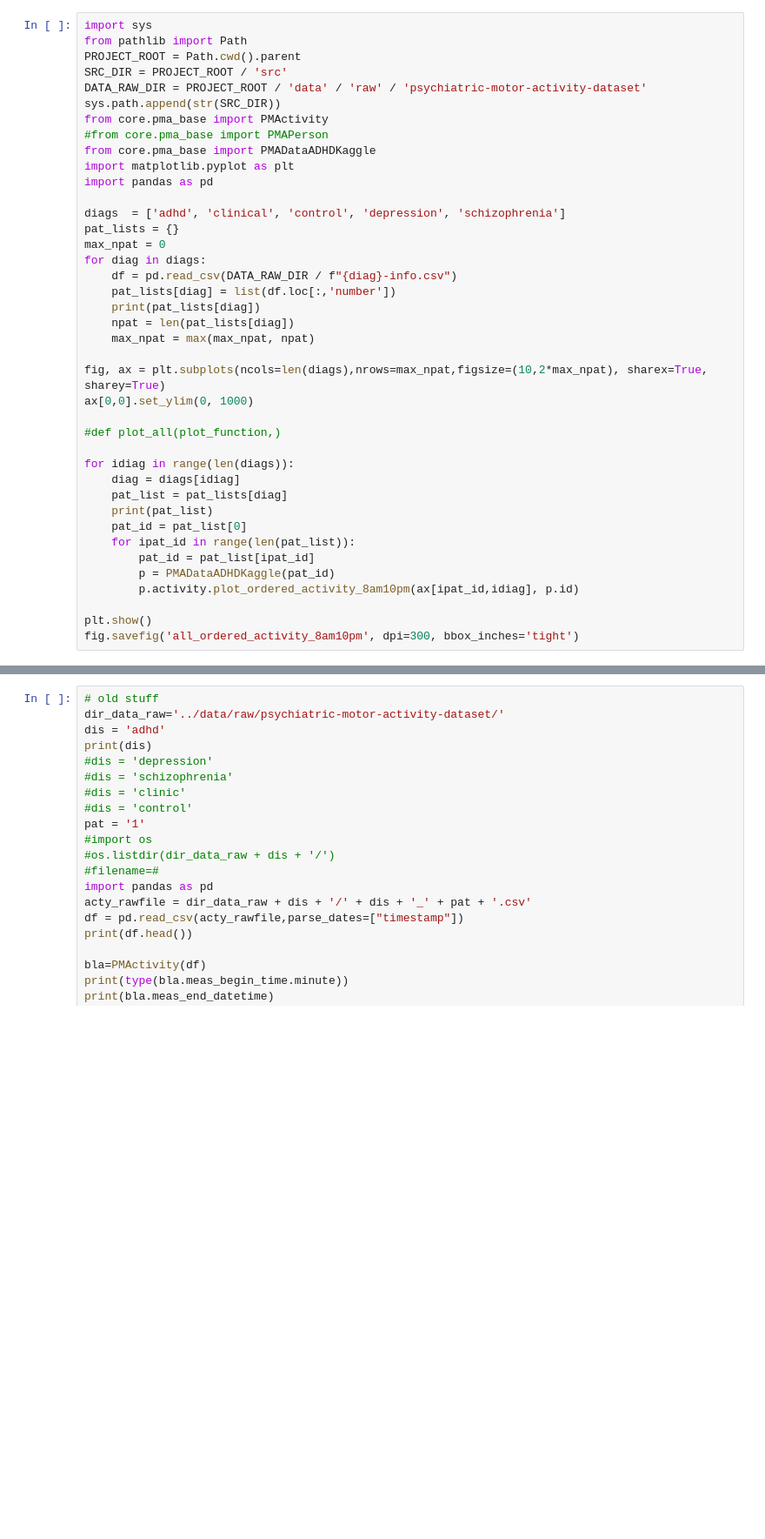
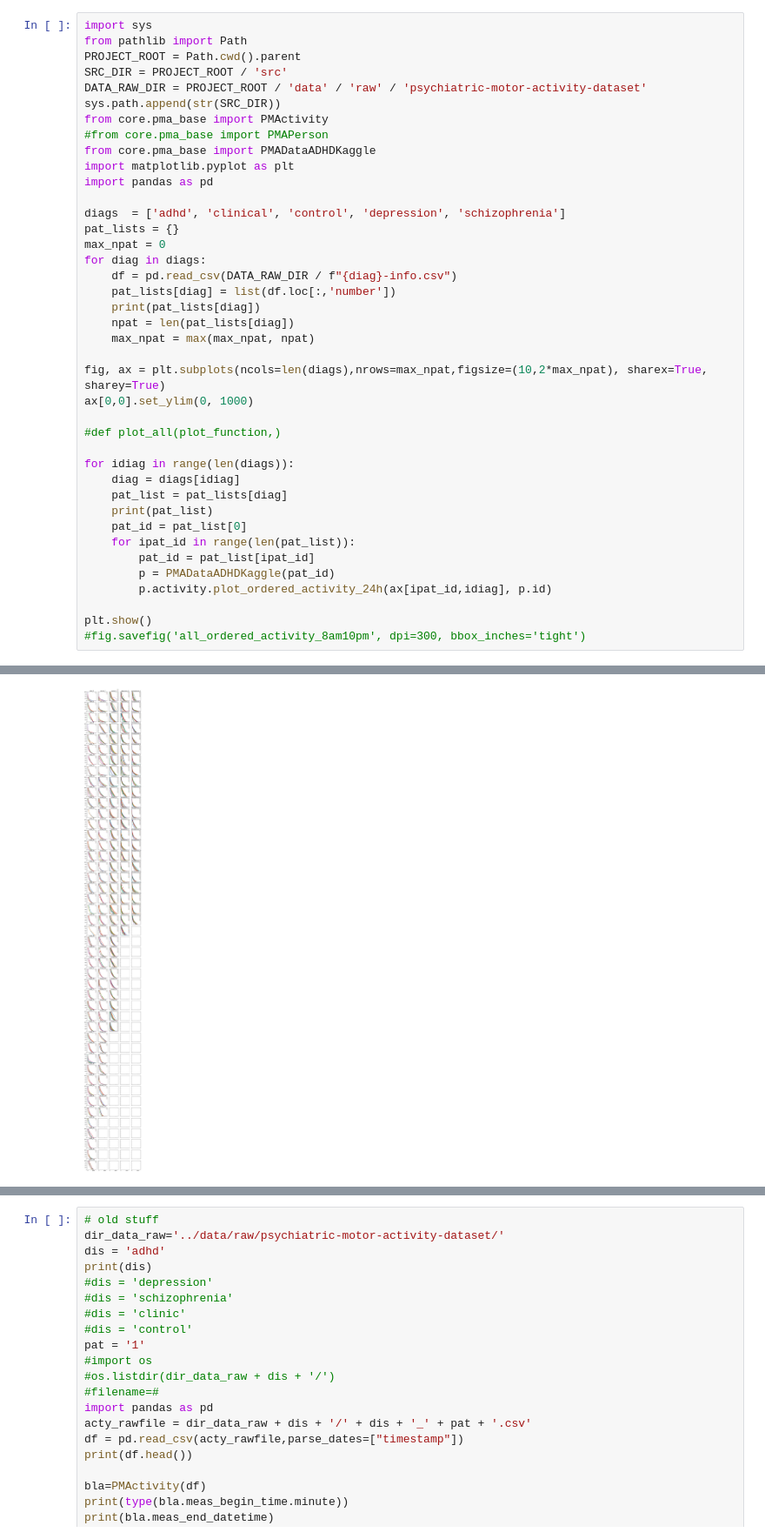
Before and after one commit to clemante/Hallo_DPP, a Jupyter notebook: notebooks/test_class.ipynb, the cells around one changed output, grey strips where cells are left out. Shown at 87% size. Cells and saved outputs as stored; diff of their text form; blank space fills up the shorter version.

```diff
--- a/notebooks/test_class.ipynb
+++ b/notebooks/test_class.ipynb
@@ -85,7 +177,8 @@ for idiag in range(len(diags)):
     for ipat_id in range(len(pat_list)):
         pat_id = pat_list[ipat_id]
         p = PMADataADHDKaggle(pat_id)
-        p.activity.plot_ordered_activity_8am10pm(ax[ipat_id,idiag], p.id)
+        p.activity.plot_ordered_activity_24h(ax[ipat_id,idiag], p.id)
 
 plt.show()
-fig.savefig('all_ordered_activity_8am10pm', dpi=300, bbox_inches='tight')
+#fig.savefig('all_ordered_activity_8am10pm', dpi=300, bbox_inches='tight')
+# %% [output]
@@ -92,3 +196,4 @@ fig.savefig('all_ordered_activity_8am10pm', dpi=300, bbox_inches='tight')
+[figure, added]
 # %%
 import sys
 from pathlib import Path
```
Also changed, not shown: parts of 6 cells of this notebook, 2 other files.
